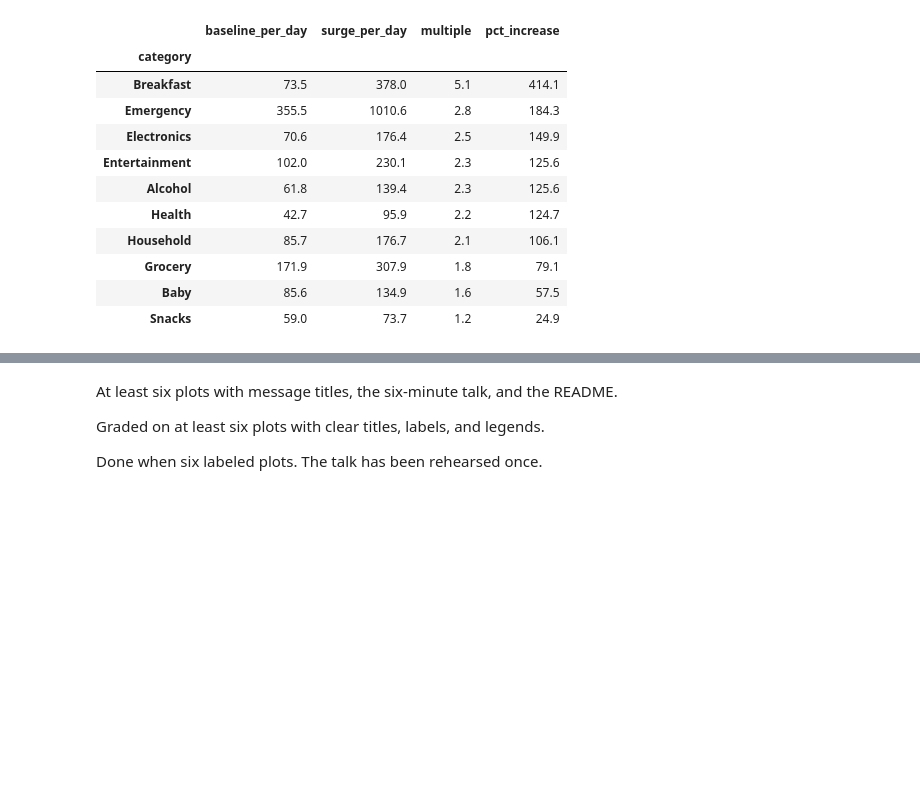
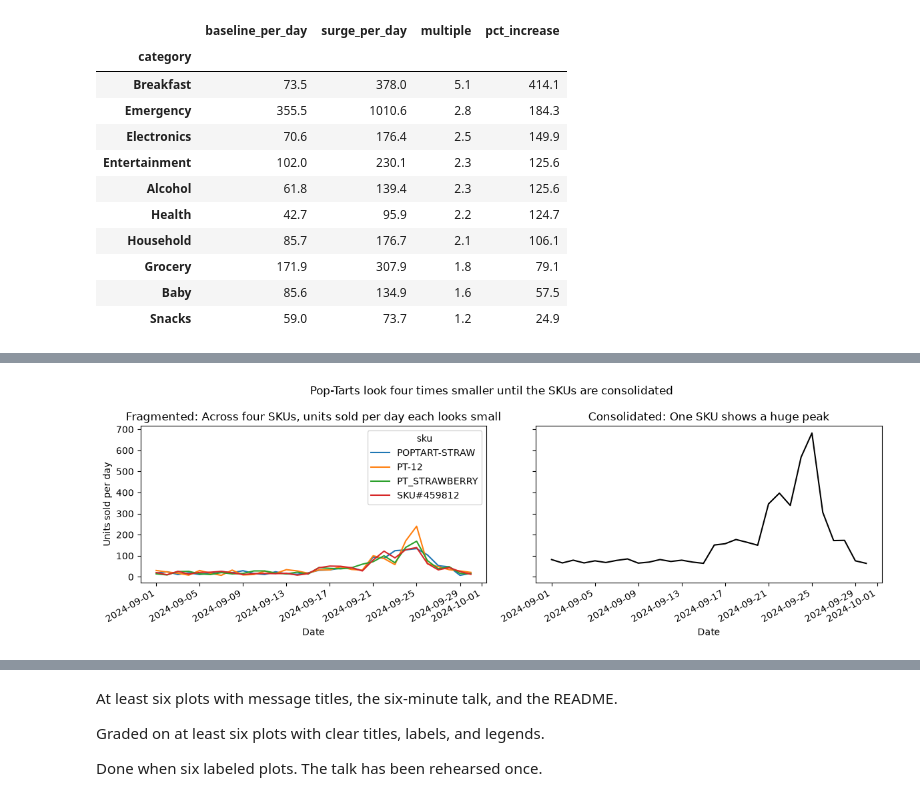
Before and after one commit to eviemcmahan/walmart-hurricane-project, a Jupyter notebook: notebooks/team_notebook.ipynb, the cells around one changed output, grey strips where cells are left out. Cells and saved outputs as stored; diff of their text form; code cells hidden in the pictures; blank space fills up the shorter version.

```diff
--- a/notebooks/team_notebook.ipynb
+++ b/notebooks/team_notebook.ipynb
@@ -1725,0 +1463,25 @@ St. Petersburg            2.46        -0.01
+# %%
+BASE_START, BASE_END = '2024-09-01', '2024-09-15'
+SURGE_START, SURGE_END = '2024-09-19', '2024-09-25'
+
+transactions = dated # rows with a date
+pop_tarts = transactions[transactions['canonical_sku']=='POPTART-STRAW'] # Take all the rows from Pop-tart SKUs
+
+fragmented = pop_tarts.groupby(['date','sku'])['quantity'].sum().unstack(fill_value=0)
+consolidated = fragmented.sum(axis=1)
+
+# Average units per day in the baseline and the surge window
+base = fragmented.loc[BASE_START:BASE_END].mean()
+surge = fragmented.loc[SURGE_START:SURGE_END].mean()
+base_all = consolidated.loc[BASE_START:BASE_END].mean()
+surge_all = consolidated.loc[SURGE_START:SURGE_END].mean()
+
+print('Fragmented view (units per day):')
+print(pd.DataFrame({'baseline': base, 'surge': surge, '% increase': (surge / base - 1) * 100}).round(1))
+print()
+print(f'Consolidated: baseline {base_all:.1f}, surge {surge_all:.1f}, {(surge_all / base_all - 1) * 100:.0f}% increase')
+print(f'True daily volume: {consolidated.mean():.0f} units/day (the biggest single SKU showed {fragmented.mean().max():.0f})')
+print(f'Peak day: {consolidated.idxmax():%b %d}, {consolidated.max()} units, {consolidated.max() / base_all:.1f}x the baseline')
+print('Pop-Tart rows with no date (left out):', (clean['transactions']['canonical_sku'] == 'POPTART-STRAW').sum() - len(pop_tarts))
+print(f'Surge average is {surge_all / base_all:.1f}x the baseline, peak day is {consolidated.max() / base_all:.1f}x')
+print(f'The biggest single SKU shows {fragmented.mean().max() / consolidated.mean():.0%} of the true daily volume')
@@ -1725,0 +1534,18 @@ St. Petersburg            2.46        -0.01
+# %%
+import matplotlib.pyplot as plt
+
+fig, (ax1, ax2) = plt.subplots(1, 2, figsize=(12, 4), sharey=True)
+
+fragmented.plot(ax=ax1, x_compat=True, title='Fragmented: Across four SKUs, units sold per day each looks small')  # x_compat=True gives the same date labels as the other charts
+consolidated.plot(ax=ax2, x_compat=True, color='black', title='Consolidated: One SKU shows a huge peak')
+
+ax1.set_ylabel('Units sold per day')
+
+fig.suptitle('Pop-Tarts look four times smaller until the SKUs are consolidated')
+for ax in (ax1, ax2):
+    ax.set_xlabel('Date')
+fig.autofmt_xdate()  # Tilt the date labels so they do not overlap
+plt.tight_layout()
+plt.show()
+# %% [output]
+[figure, added]
```
Also changed, not shown: parts of 83 cells of this notebook.
